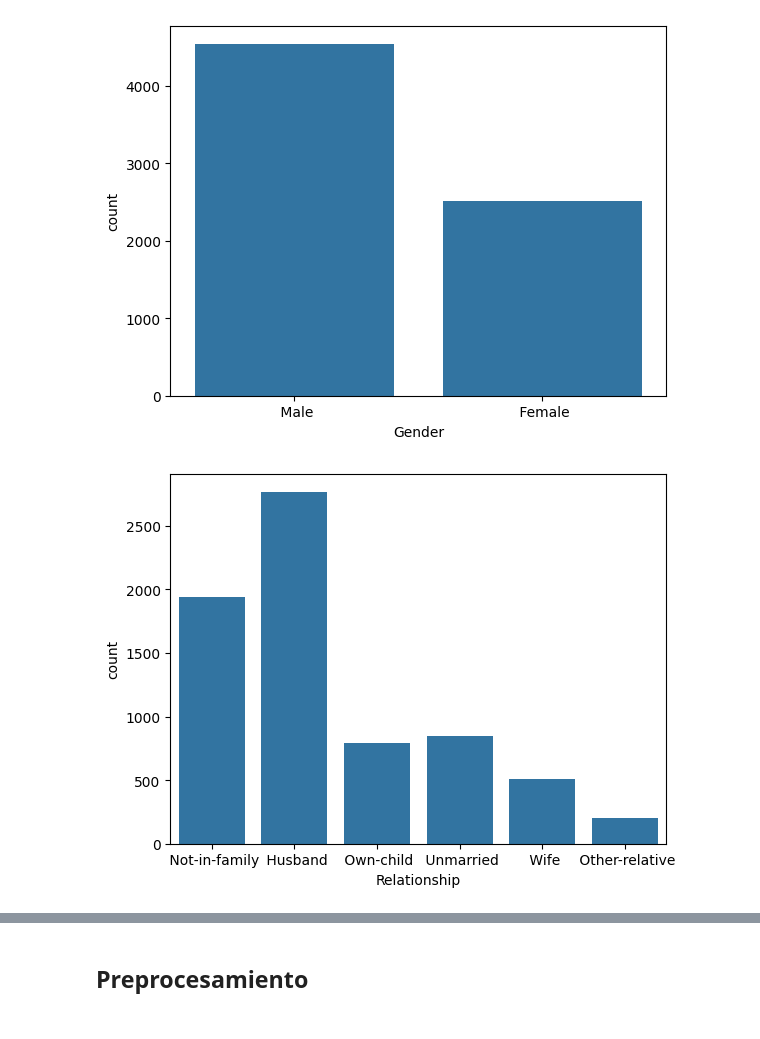
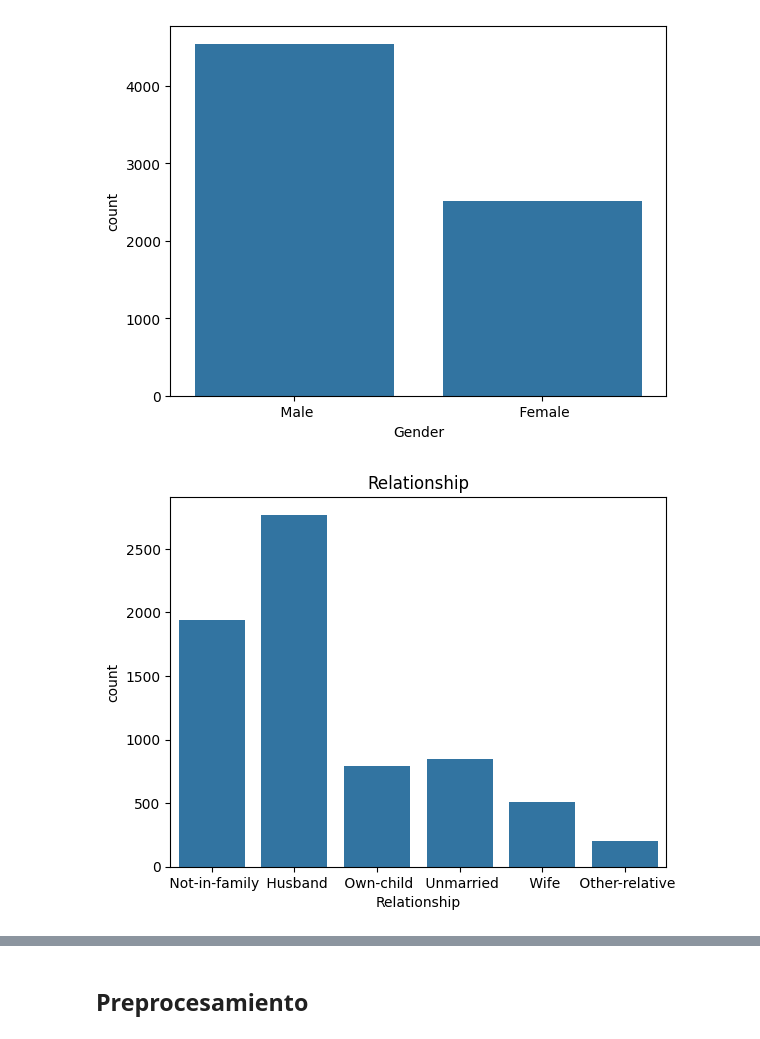
Before and after one commit to JoseCervantes06/Proyecto1_Equipo20_Cervantes-Reyes, a Jupyter notebook: fase2.ipynb, the cells around one changed output, grey strips where cells are left out. Drawn from its saved outputs; the diff is of its cells as text; code cells hidden in the pictures.

```diff
--- a/fase2.ipynb
+++ b/fase2.ipynb
@@ -162,8 +162,9 @@ plt.show()
 [figure]
 # %%
 sns.countplot(data=data, x='Relationship')
+plt.title('Relationship')
 plt.show()
 # %% [output]
-[figure, old version]
+[figure, new version]
 # %%
 sns.countplot(data = data, x = 'MaritalStatus')
```
Also changed, not shown: parts of 27 cells of this notebook.
